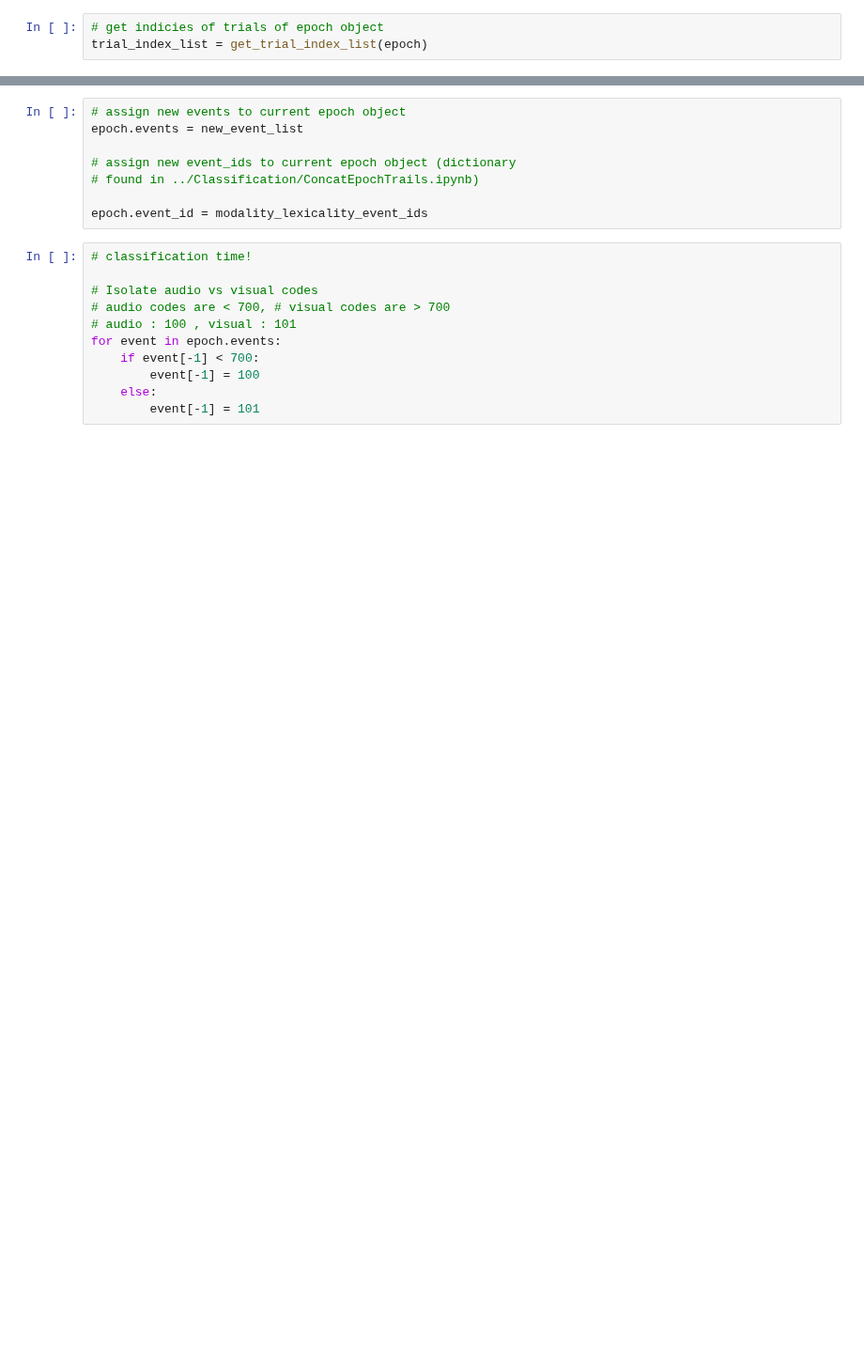
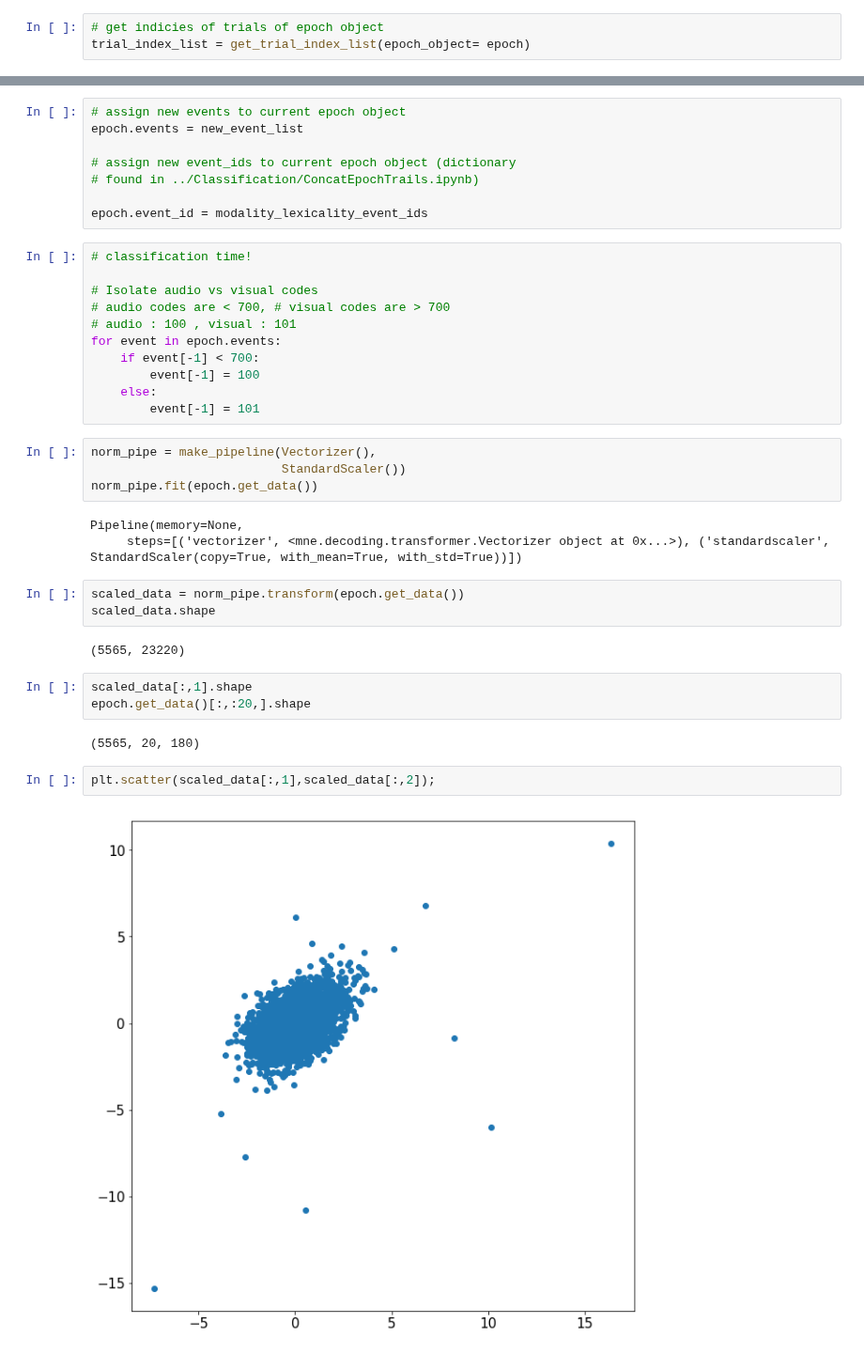
Before and after one commit to edrias/seniorprojecteeg, a Jupyter notebook: Classification/VisualVsAudio.ipynb, the cells around one changed output, grey strips where cells are left out. Shown at 94% size. Saved outputs shown, nothing was run; the diff lists cells and outputs as text; blank space fills up the shorter version.

Commit message:
classification using different preprocessing techniques and modifying feature vector

```diff
--- a/Classification/VisualVsAudio.ipynb
+++ b/Classification/VisualVsAudio.ipynb
@@ -40,6 +50,6 @@ Not setting metadata
 # %%
 # get indicies of trials of epoch object
-trial_index_list = get_trial_index_list(epoch)
+trial_index_list = get_trial_index_list(epoch_object= epoch)
 # %%
 # get new events for epoch object
 new_event_list = convert_event_ids_to_stim_combinations(epoch_object=epoch,
@@ -72,3 +86,24 @@ for event in epoch.events:
         event[-1] = 100
     else:
         event[-1] = 101
+# %%
+norm_pipe = make_pipeline(Vectorizer(),
+                          StandardScaler())
+norm_pipe.fit(epoch.get_data())
+# %% [output]
+Pipeline(memory=None,
+     steps=[('vectorizer', <mne.decoding.transformer.Vectorizer object at 0x...>), ('standardscaler', StandardScaler(copy=True, with_mean=True, with_std=True))])
+# %%
+scaled_data = norm_pipe.transform(epoch.get_data())
+scaled_data.shape
+# %% [output]
+(5565, 23220)
+# %%
+scaled_data[:,1].shape
+epoch.get_data()[:,:20,].shape
+# %% [output]
+(5565, 20, 180)
+# %%
+plt.scatter(scaled_data[:,1],scaled_data[:,2]);
+# %% [output]
+[figure, added]
```
Also changed, not shown: parts of 37 cells of this notebook.
